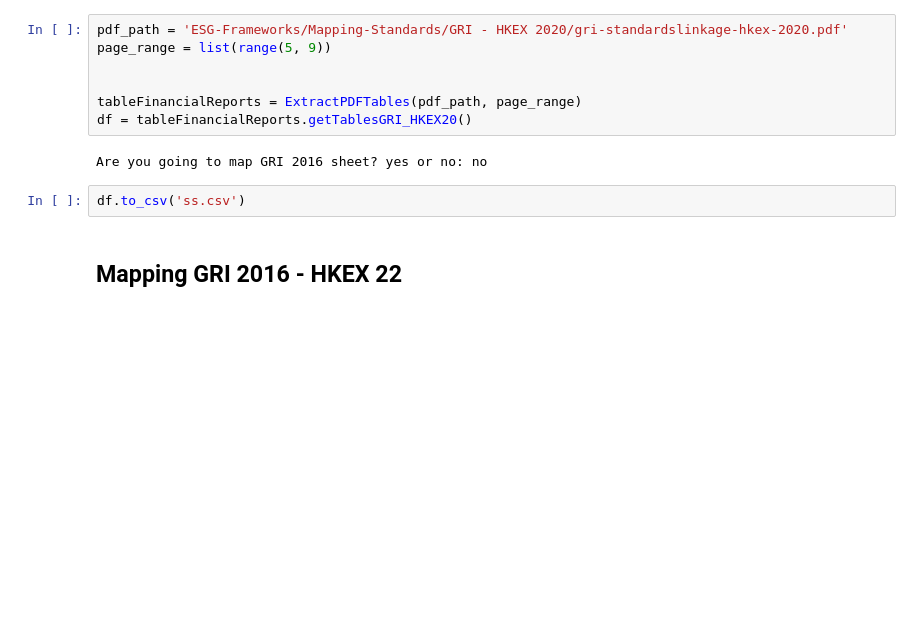
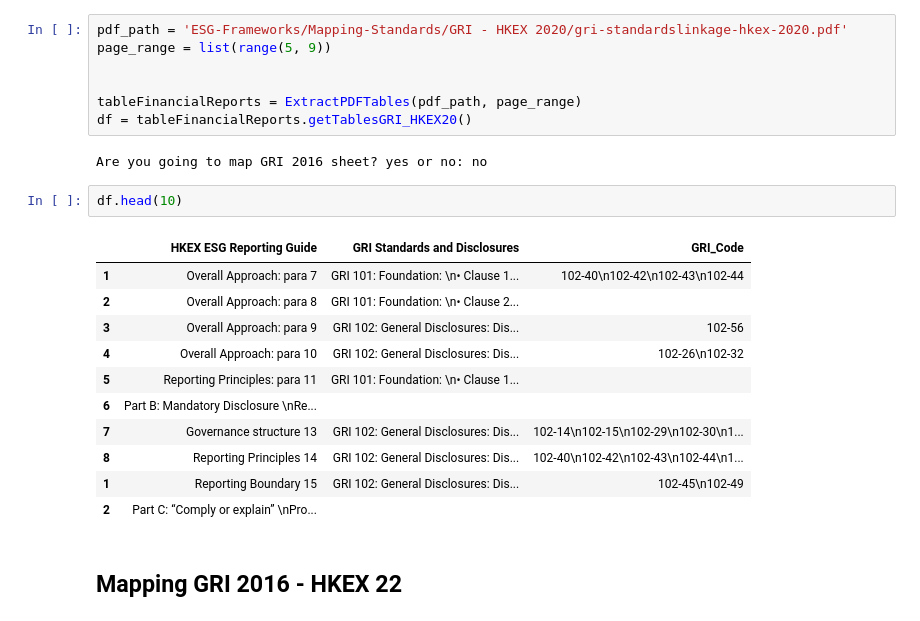
Before and after one commit to jorgesisco/ESG-Frameworks-Mapping, a Jupyter notebook: Script_Notebook.ipynb, the cells around one changed output. Saved outputs shown, nothing was run; the diff lists cells and outputs as text; blank space fills up the shorter version.

Commit message:
Table Extraction and Mapping GRI HKEX 22 done

```diff
--- a/Script_Notebook.ipynb
+++ b/Script_Notebook.ipynb
@@ -544,7 +544,19 @@ df = tableFinancialReports.getTablesGRI_HKEX20()
 # %% [output]
 Are you going to map GRI 2016 sheet? yes or no: no
 # %%
-df.to_csv('ss.csv')
+df.head(10)
+# %% [output]
+|  | HKEX ESG Reporting Guide | GRI Standards and Disclosures | GRI_Code |
+| 1 | Overall Approach: para 7 | GRI 101: Foundation: \n• Clause 1... | 102-40\n102-42\n102-43\n102-44 |
+| 2 | Overall Approach: para 8 | GRI 101: Foundation: \n• Clause 2... |  |
+| 3 | Overall Approach: para 9 | GRI 102: General Disclosures: Dis... | 102-56 |
+| 4 | Overall Approach: para 10 | GRI 102: General Disclosures: Dis... | 102-26\n102-32 |
+| 5 | Reporting Principles: para 11 | GRI 101: Foundation: \n• Clause 1... |  |
+| 6 | Part B: Mandatory Disclosure \nRe... |  |  |
+| 7 | Governance structure 13 | GRI 102: General Disclosures: Dis... | 102-14\n102-15\n102-29\n102-30\n1... |
+| 8 | Reporting Principles 14 | GRI 102: General Disclosures: Dis... | 102-40\n102-42\n102-43\n102-44\n1... |
+| 1 | Reporting Boundary 15 | GRI 102: General Disclosures: Dis... | 102-45\n102-49 |
+| 2 | Part C: “Comply or explain” \nPro... |  |  |
 # %% [markdown]
 ## Mapping GRI 2016 - HKEX 22
 # %%
```
Also changed, not shown: parts of 3 cells of this notebook, 1 other file.
